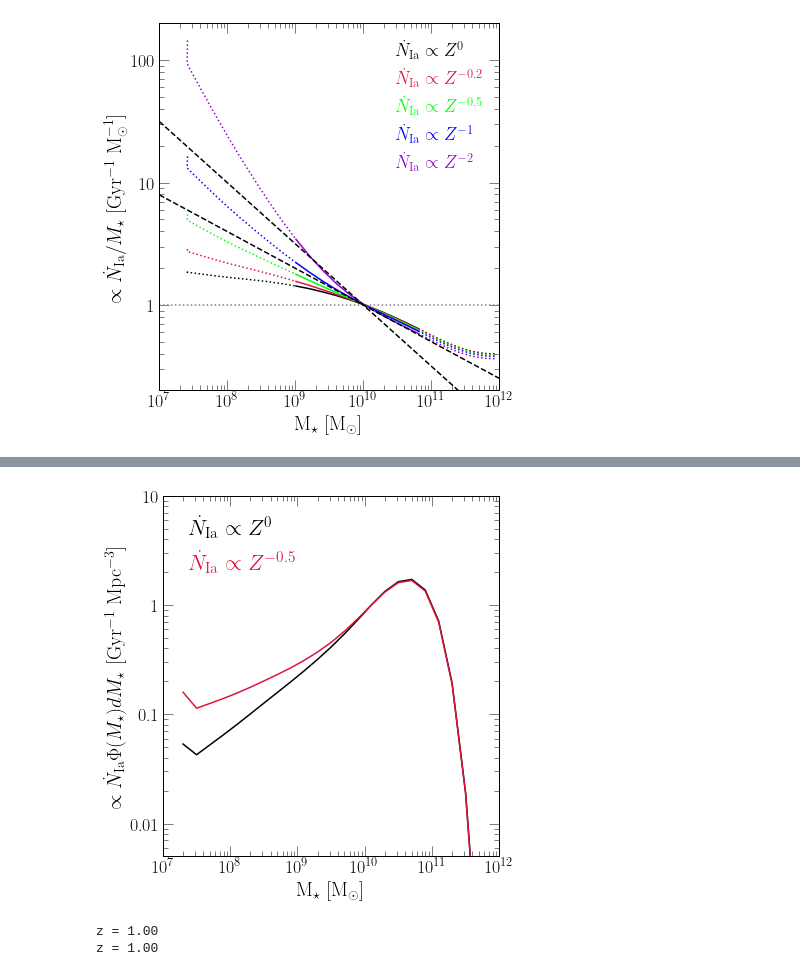
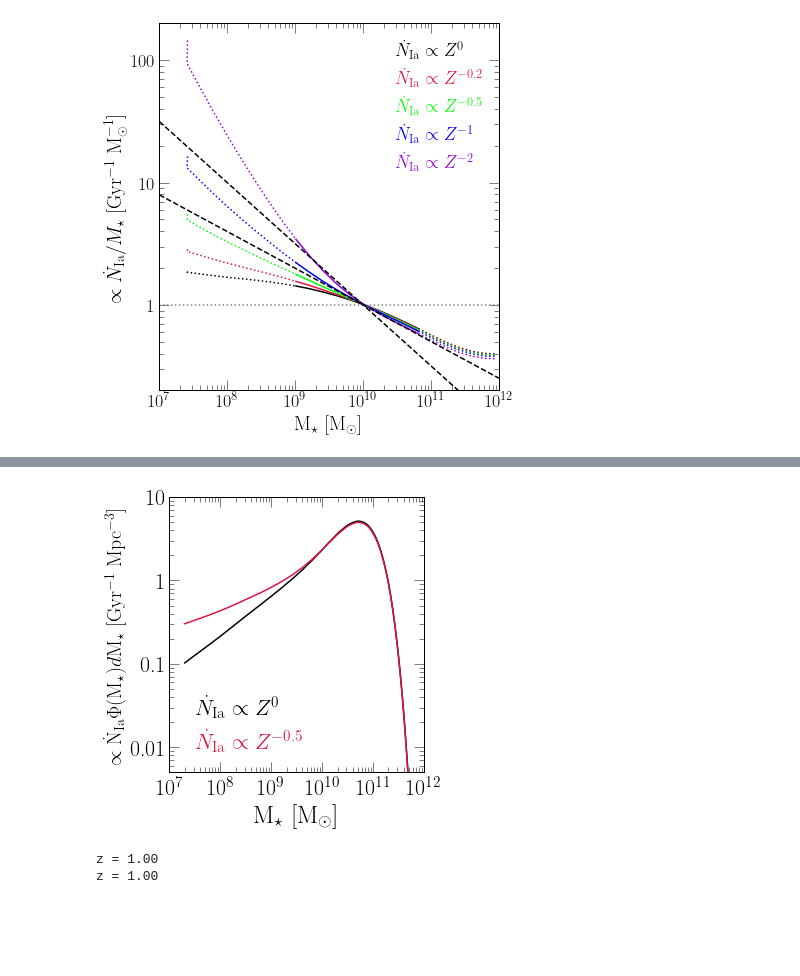
Before and after one commit to giganano/iarates, a Jupyter notebook: notebooks/umachine.ipynb, the cells around one changed output, grey strips where cells are left out. Saved outputs shown, nothing was run; the diff lists cells and outputs as text; code cells hidden in the pictures; blank space fills up the shorter version.

```diff
--- a/notebooks/umachine.ipynb
+++ b/notebooks/umachine.ipynb
@@ -251,15 +265,23 @@ plt.show()
 # %% [output]
 [figure]
 # %%
-fig = plt.figure(figsize = (6, 6))
+fig = plt.figure(figsize = (5.2, 5))
 ax = fig.add_subplot(111)
-ax.set_xlabel(r"M$_\star$ [M$_\odot$]")
-ax.set_ylabel(r"$\propto \dot{N}_\text{Ia} / M_\star$ [Gyr$^{-1}$ M$_\odot^{-1}$]")
+ax.set_xlabel(r"M$_\star$ [M$_\odot$]", fontsize = 25)
+ax.set_ylabel(r"$\propto \dot{\text{N}}_\text{Ia} / \text{M}_\star$ [Gyr$^{-1}$ M$_\odot^{-1}$]", fontsize = 25)
 ax.set_xscale("log")
 ax.set_yscale("log")
 ax.yaxis.set_major_formatter(fsf("%g"))
 ax.set_xlim([10**7, 10**12])
-ax.set_ylim([0.2, 8])
+ax.set_ylim([0.2, 10])
+ax.tick_params(labelsize = 22)
+ax.tick_params(axis = "x", pad = 7)
+ax.set_xticks([10**_ for _ in range(7, 13)], which = "major")
+minorticks = []
+for i in range(7, 12):
+    for j in range(2, 10):
+        minorticks.append(j * 10**i)
+ax.xaxis.set_minor_locator(FixedLocator(minorticks))
 
 line1 = ax.plot([1e5, 1e6], [1, 10], c = named_colors()["black"], linestyle = '-',
     label = r"$\dot{N}_\text{Ia} \propto Z^{-0.5}$")[0]
@@ -267,7 +289,8 @@ line2 = ax.plot([1e5, 1e6], [1, 10], c = named_colors()["black"], linestyle = ':
     label = r"$\dot{N}_\text{Ia} \propto Z^0$")[0]
 kwargs = {
     "loc": mpl_loc("lower left"),
-    "fontsize": 25
+    "fontsize": 22,
+    "handlelength": 1.5
 #     "bbox_to_anchor": (0.75, 0.99)
 }
 leg2 = ax.legend(**kwargs)
@@ -370,79 +393,75 @@ plt.show()
 # %%
-fig = plt.figure(figsize = (6, 6))
+fig = plt.figure(figsize = (5, 5))
 ax = fig.add_subplot(111)
 ax.set_xscale("log")
 ax.set_yscale("log")
 ax.set_xlim([1e7, 1e12])
 ax.set_ylim([0.005, 10])
 ax.yaxis.set_major_formatter(fsf("%g"))
-ax.set_xlabel(r"M$_\star$ [M$_\odot$]")
-ax.set_ylabel(r"$\propto \dot{N}_\text{Ia} \Phi(M_\star) dM_\star$ [Gyr$^{-1}$ Mpc$^{-3}$]")
+ax.set_xlabel(r"M$_\star$ [M$_\odot$]", fontsize = 25)
+ax.set_ylabel(r"$\propto \dot{\text{N}}_\text{Ia} \Phi(\text{M}_\star) d\text{M}_\star$ [Gyr$^{-1}$ Mpc$^{-3}$]")
+ax.set_xticks([10**_ for _ in range(7, 13)], which = "major")
+ax.tick_params(labelsize = 22)
+ax.tick_params(axis = "x", pad = 7)
+minorticks = []
+for i in range(7, 12):
+    for j in range(2, 10):
+        minorticks.append(j * 10**i)
+ax.xaxis.set_minor_locator(FixedLocator(minorticks))
 
-masses = [10**_ for _ in umachine_masses]
+# masses = [10**_ for _ in umachine_masses]
+masses = np.logspace(7.3, 12, 101)
 rates = []
 for i in range(len(masses) - 1):
-    rate, mass = relative_ia_rate(umachine_masses[i], z = 0)
+    rate, mass = relative_ia_rate(np.log10(masses[i]), z = 0)
     norm = quad(baldry12, masses[i], masses[i + 1])[0]
     rates.append(rate * norm)
-idx = umachine_masses.index(10.1)
-pre = 1 / rates[idx]
+# idx = umachine_masses.index(10.1)
+# pre = 1 / rates[idx]
+# rates = [pre * _ for _ in rates]
+rate, _ = relative_ia_rate(10, z = 0)
+pre = 1. / (rate * quad(baldry12, 10**9.99, 10**10.01)[0])
 rates = [pre * _ for _ in rates]
 kwargs = {
     "c": named_colors()["black"],
     "label": r"$\dot{N}_\text{Ia} \propto Z^0$"
 }
 ax.plot(masses[:-1], rates, **kwargs)
 
-# rates = []
-# for i in range(len(masses) - 1):
-#     kwargs = {
-#         "Zscaling_plaw_index": -0.5,
-#         "Z": 0.014 * 10**am2013(masses[i]),
-#         "dtd": shortdelay
-#     }
-#     rate, mass = relative_ia_rate(umachine_masses[i], **kwargs)
-#     norm = quad(baldry12, masses[i], masses[i + 1])[0]
-#     rates.append(rate * norm)
+rates = []
+for i in range(len(masses) - 1):
+    rate, mass = relative_ia_rate(np.log10(masses[i]),
+        Zscaling_plaw_index = -0.5, Z = 0.014 * 10**zahid2014(masses[i], 0))
+    norm = quad(baldry12, masses[i], masses[i + 1])[0]
+    rates.append(rate * norm)
 # idx = umachine_masses.index(10.1)
 # pre = 1 / rates[idx]
 # rates = [pre * _ for _ in rates]
-# kwargs = {
-#     "c": named_colors()["blue"],
-#     "label": r"$\dot{N}_\text{Ia} \propto Z^{-0.5}$"
-# }
-# ax.plot(masses[:-1], rates, **kwargs)
-
-rates = []
-for i in range(len(masses) - 1):
-    rate, mass = relative_ia_rate(umachine_masses[i],
-        Zscaling_plaw_index = -0.5, Z = 0.014 * 10**zahid2014(masses[i], 0))
-    norm = quad(baldry12, masses[i], masses[i + 1])[0]
-    rates.append(rate * norm)
-idx = umachine_masses.index(10.1)
-pre = 1 / rates[idx]
+rate, _ = relative_ia_rate(10, Zscaling_plaw_index = -0.5, Z = 0.014 * 10**zahid2014(1e10, 0))
+pre = 1. / (rate * quad(baldry12, 10**9.99, 10**10.01)[0])
 rates = [pre * _ for _ in rates]
 kwargs = {
     "c": named_colors()["crimson"],
     "label": r"$\dot{N}_\text{Ia} \propto Z^{-0.5}$"
 }
 ax.plot(masses[:-1], rates, **kwargs)
 
 kwargs = {
-    "loc": mpl_loc("upper left"),
+    "loc": mpl_loc("lower left"),
     "fontsize": 22,
     "handlelength": 0
 }
 leg = ax.legend(**kwargs)
 fancy_legend(leg, ["black", "crimson"])
 
 plt.tight_layout()
 for ext in ["pdf", "jpeg"]:
     kwargs = {}
     if ext == "jpeg": kwargs["dpi"] = 200
-    plt.savefig("ia_massdist.%s" % (ext), **kwargs)
+    plt.savefig("../paper/ia_massdist.%s" % (ext), **kwargs)
 plt.show()
 # %% [output]
-[figure, old version]
+[figure, new version]
 # %%
 fig = plt.figure(figsize = (6, 6))
 ax = fig.add_subplot(111)
```
Also changed, not shown: parts of 4 cells of this notebook, 29 other files.
